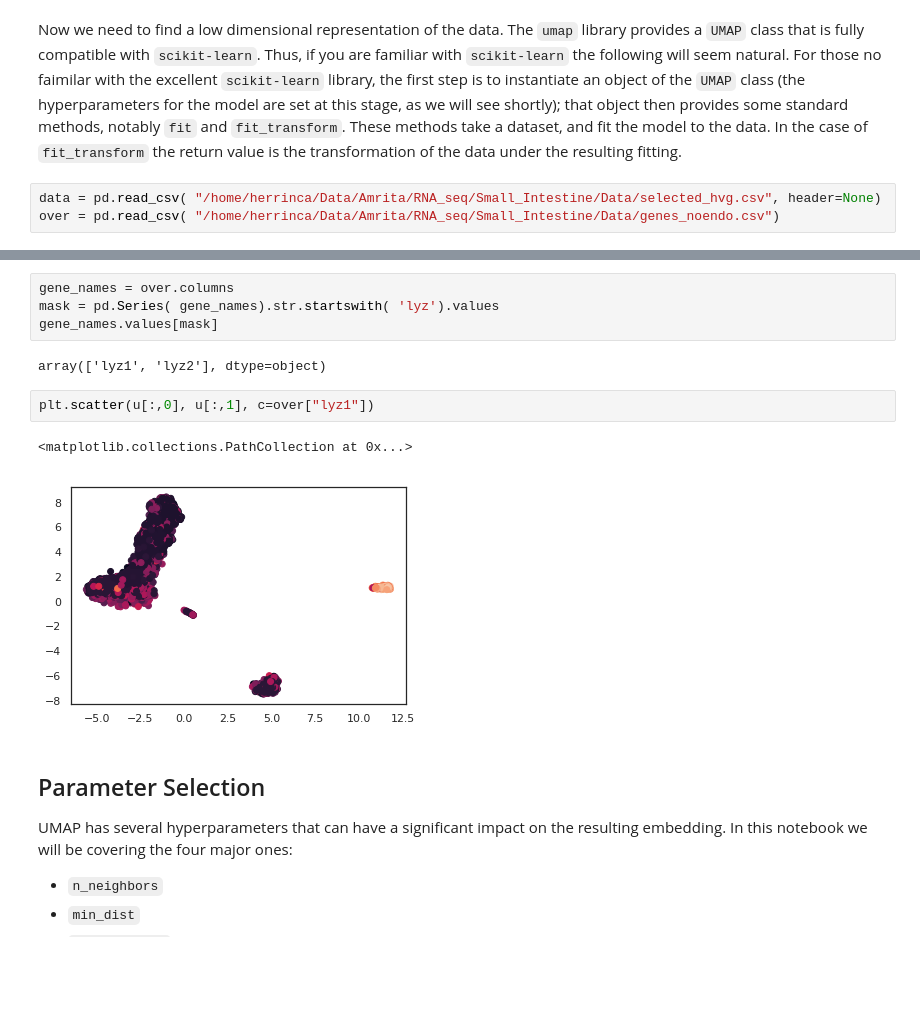
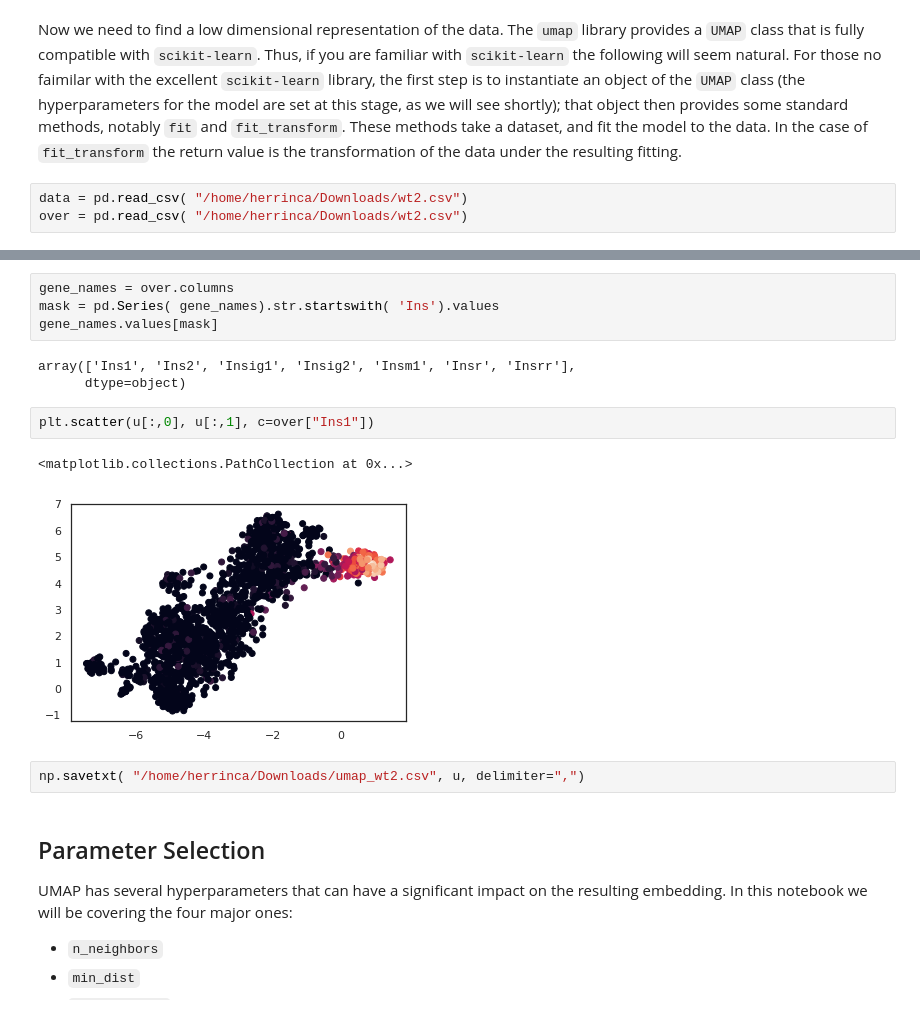
Before and after one commit to herrinca/pCreode, a Jupyter notebook: notebooks/UMAP_small_intestine.ipynb, the cells around one changed output, grey strips where cells are left out. Drawn from its saved outputs; the diff is of its cells as text; blank space fills up the shorter version.

```diff
--- a/notebooks/UMAP_small_intestine.ipynb
+++ b/notebooks/UMAP_small_intestine.ipynb
@@ -16,8 +16,8 @@ sns.set(style='white', rc={'figure.figsize':(12,8)})
 # %% [markdown]
 Now we need to find a low dimensional representation of the data. The ``umap`` library provides a ``UMAP`` class that is fully compatible with ``scikit-learn``. Thus, if you are familiar with ``scikit-learn`` the following will seem natural. For those no faimilar with the excellent ``scikit-learn`` library, the first step is to instantiate an object of the ``UMAP`` class (the hyperparameters for the model are set at this stage, as we will see shortly); that object then provides some standard methods, notably ``fit`` and ``fit_transform``. These methods take a dataset, and fit the model to the data. In the case of ``fit_transform`` the return value is the transformation of the data under the resulting fitting.
 # %%
-data = pd.read_csv( "/home/herrinca/Data/Amrita/RNA_seq/Small_Intestine/Data/selected_hvg.csv", header=None)
-over = pd.read_csv( "/home/herrinca/Data/Amrita/RNA_seq/Small_Intestine/Data/genes_noendo.csv")
+data = pd.read_csv( "/home/herrinca/Downloads/wt2.csv")
+over = pd.read_csv( "/home/herrinca/Downloads/wt2.csv")
 # %%
 data.head()
 # %% [output]
@@ -47,14 +47,17 @@ Wall time: 11.4 s
 # %%
 gene_names = over.columns
-mask = pd.Series( gene_names).str.startswith( 'lyz').values
+mask = pd.Series( gene_names).str.startswith( 'Ins').values
 gene_names.values[mask]
 # %% [output]
-array(['lyz1', 'lyz2'], dtype=object)
+array(['Ins1', 'Ins2', 'Insig1', 'Insig2', 'Insm1', 'Insr', 'Insrr'],
+      dtype=object)
 # %%
-plt.scatter(u[:,0], u[:,1], c=over["lyz1"])
+plt.scatter(u[:,0], u[:,1], c=over["Ins1"])
 # %% [output]
 <matplotlib.collections.PathCollection at 0x...>
-[figure, old version]
+[figure, new version]
+# %%
+np.savetxt( "/home/herrinca/Downloads/umap_wt2.csv", u, delimiter=",")
 # %% [markdown]
 ## Parameter Selection
 
```
Also changed, not shown: parts of 6 cells of this notebook, 4 other files.
